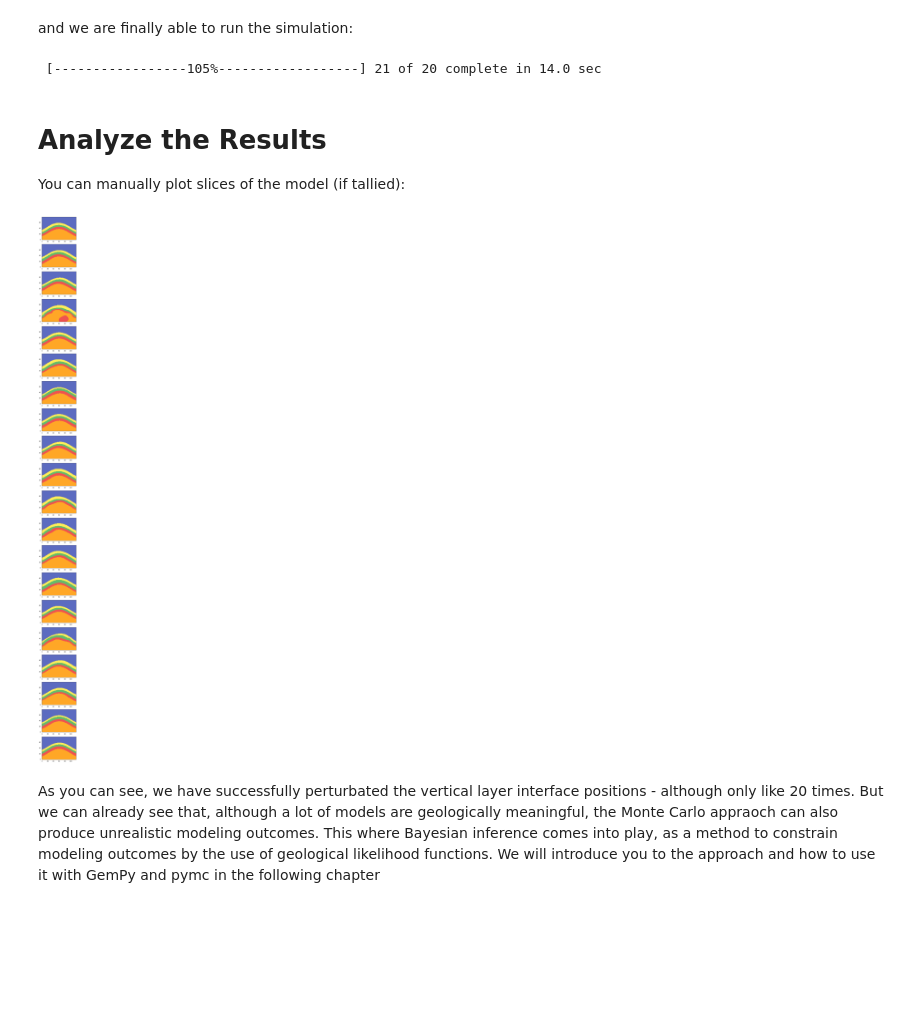
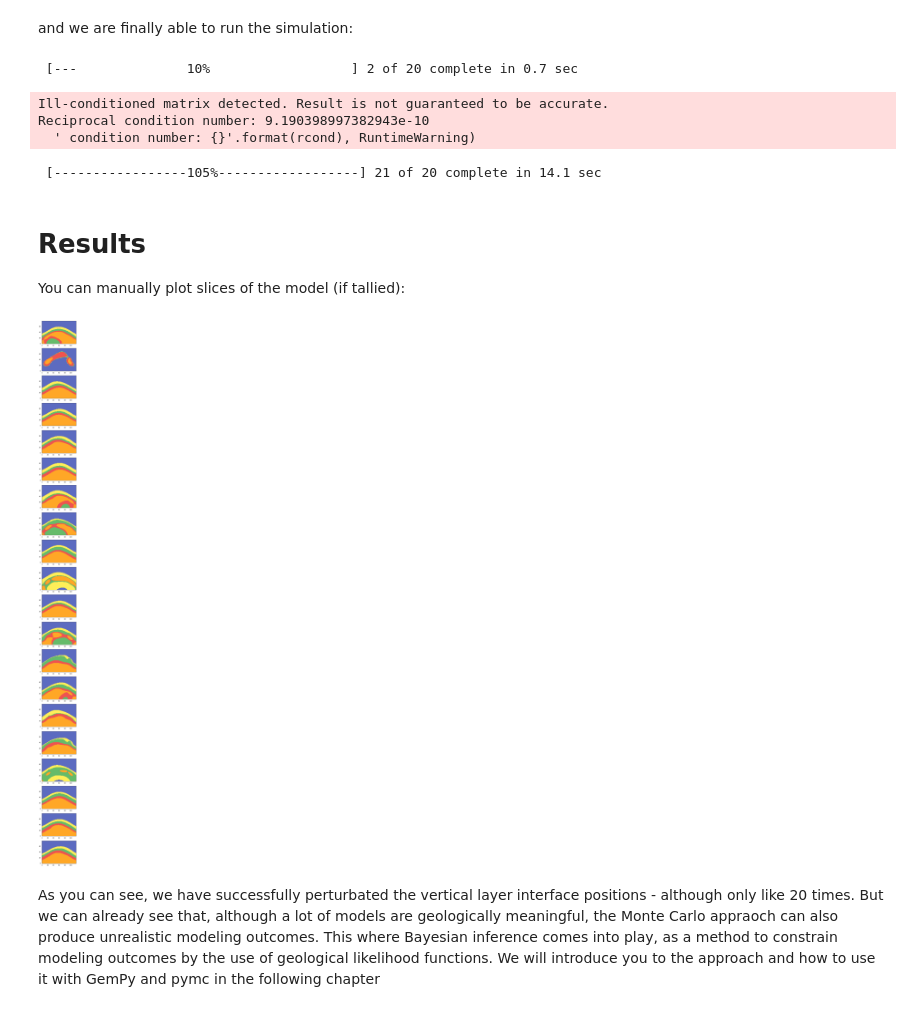
Before and after one commit to gempy-project/gempy, a Jupyter notebook: Tutorial/ch4_MCFS_and_BayInf.ipynb, the cells around one changed output. Cells and saved outputs as stored; diff of their text form; code cells hidden in the pictures; blank space fills up the shorter version.

```diff
--- a/Tutorial/ch4_MCFS_and_BayInf.ipynb
+++ b/Tutorial/ch4_MCFS_and_BayInf.ipynb
@@ -125,7 +125,7 @@ print(group_ids)
 ['l2_a' 'l2_b' 'l3_a' 'l3_b' 'l4_a' 'l4_b' 'l5_a' 'l5_b']
 # %%
 interface_Z_modifier = []
-std = 30.
+std = 50.
 
 # loop over the unique group id's and create a pymc.Normal distribution for each
 for gID in group_ids:
@@ -168,8 +168,8 @@ def rescale(value, rf=interp_data.rescaling_factor):
 
 @pymc.deterministic
 def input_data(value = 0,
-               interf_Z_mod = interface_Z_modifier,
-               verbose=False):
+                   interf_Z_mod = interface_Z_modifier,
+                   verbose=False):
     # reset data
     interp_data.geo_data_res = interp_data.rescale_data(geo_data)
     if verbose == 2:
@@ -206,4 +206,4 @@ def input_data(value = 0,
     if verbose == 2:
         print(interp_data.get_input_data())
     # then return the input data to be input into the modeling function
-    return interp_data.get_input_data()
+    return interp_data.geo_data_res.interfaces[["X", "Y", "Z"]].astype(float), interp_data.geo_data_res.foliations[["G_x", "G_y", "G_z", "X", "Y", "Z", "dip", "azimuth", "polarity"]].astype(float)
@@ -256,22 +214,25 @@ Second, we need a function that takes the modified input data output by the abov
 # %%
 @pymc.deterministic(trace=True)
 def gempy_model(value=0,
-                input_data=input_data, verbose=False):
+                    input_data=input_data, verbose=False):
 
     try:
+        # modify input data values accordingly
+        interp_data.geo_data_res.interfaces[["X", "Y", "Z"]] = input_data[0]
+        interp_data.geo_data_res.foliations[["G_x", "G_y", "G_z", "X", "Y", "Z", "dip", "azimuth", "polarity"]] = input_data[1]
         # try to compute model
-        sol = interp_data.th_fn(*input_data)
+        lb, fb = gp.compute_model(interp_data)
 
         if verbose:
-            plt.imshow(sol[0][0,0,:].reshape(res[0], res[1], res[2])[:,0,:].T,
+            plt.imshow(lb[-1, 0,:].reshape(res[0], res[1], res[2])[:,0,:].T,
                        origin="lower",
                        cmap=gp.colors.cmap, norm=gp.colors.norm)
 
-        return sol[0]
+        return lb, fb
     except:
         # if it fails (e.g. some input data combinations could lead to
         # a singular matrix and thus break the chain) return an empty model
         # with same dimensions (just zeros)
         if verbose:
             print("Exception occured.")
-        return np.zeros_like(lith_block)
+        return np.zeros_like(lith_block), np.zeros_like(fault_block)
@@ -303,7 +239,7 @@ def gempy_model_alt(value=0,
 # %% [markdown]
 We then create a pymc model with the two deterministic functions (*input_data* and *gempy_model*), as well as all the prior parameter distributions stored in the list *interface_Z_modifier*:
 # %%
-params = [input_data_alt, gempy_model_alt, *interface_Z_modifier]
+params = [input_data, gempy_model, *interface_Z_modifier]
 model = pymc.Model(params)
 # %% [markdown]
 Then we set the number of iterations:
@@ -318,20 +254,24 @@ and we are finally able to run the simulation:
 # %%
 RUN.sample(iter=iterations)
 # %% [output]
- [-----------------105%------------------] 21 of 20 complete in 14.0 sec
+ [---              10%                  ] 2 of 20 complete in 0.7 sec
+Ill-conditioned matrix detected. Result is not guaranteed to be accurate.
+Reciprocal condition number: 9.190398997382943e-10
+  ' condition number: {}'.format(rcond), RuntimeWarning)
+ [-----------------105%------------------] 21 of 20 complete in 14.1 sec
 # %% [markdown]
-# Analyze the Results
+# Results
 
 You can manually plot slices of the model (if tallied):
 # %%
 nrows=iterations
 fig, ax = plt.subplots(ncols=1, nrows=nrows, figsize=(5, 4*nrows))
 
 for i in range(nrows):
-    sol = RUN.trace("gempy_model_alt", chain=-1)[i][0]
+    sol = RUN.trace("gempy_model", chain=-1)[i][0]
     ax[i].imshow(sol[-1, 0,:].reshape(res[0], res[1], res[2])[:,2,:].T,
                origin="lower", cmap=gp.colors.cmap, norm=gp.colors.norm)
 # %% [output]
-[figure, old version]
+[figure, new version]
 # %% [markdown]
 As you can see, we have successfully perturbated the vertical layer interface positions - although only like 20 times. But we can already see that, although a lot of models are geologically meaningful, the Monte Carlo appraoch can also produce unrealistic modeling outcomes. This where Bayesian inference comes into play, as a method to constrain modeling outcomes by the use of geological likelihood functions. We will introduce you to the approach and how to use it with GemPy and pymc in the following chapter
```
Also changed, not shown: parts of 3 cells of this notebook.
